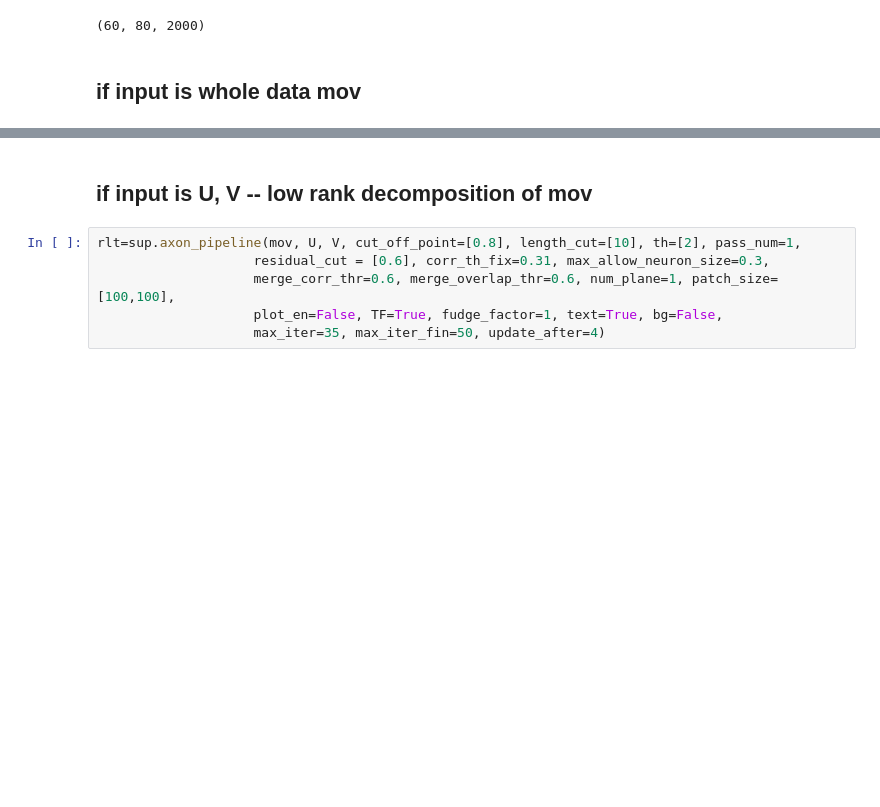
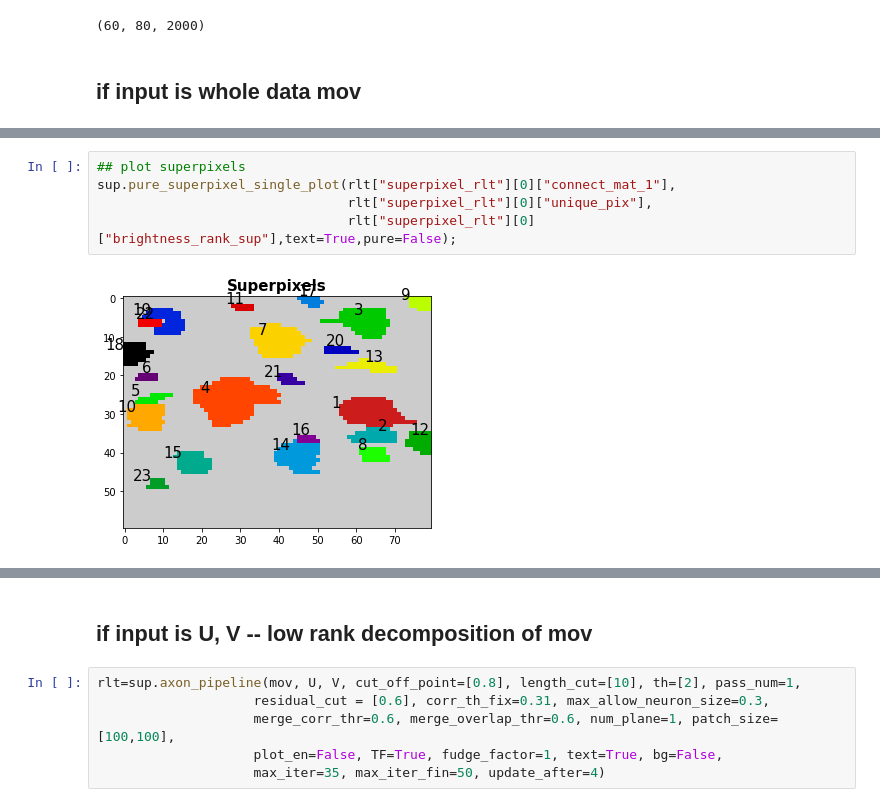
Before and after one commit to zhd96/localNMF, a Jupyter notebook: Demo_superpixel_pipeline.ipynb, the cells around one changed output, grey strips where cells are left out. Saved outputs shown, nothing was run; the diff lists cells and outputs as text; blank space fills up the shorter version.

```diff
--- a/Demo_superpixel_pipeline.ipynb
+++ b/Demo_superpixel_pipeline.ipynb
@@ -59 +24,8 @@ time: 0.09523391723632812
+# %%
+## plot superpixels
+sup.pure_superpixel_single_plot(rlt["superpixel_rlt"][0]["connect_mat_1"],
+                                rlt["superpixel_rlt"][0]["unique_pix"],
+                                rlt["superpixel_rlt"][0]["brightness_rank_sup"],text=True,pure=False);
+# %% [output]
+[figure, added]
 # %%
```
Also changed, not shown: parts of 3 cells of this notebook, 1 other file.
